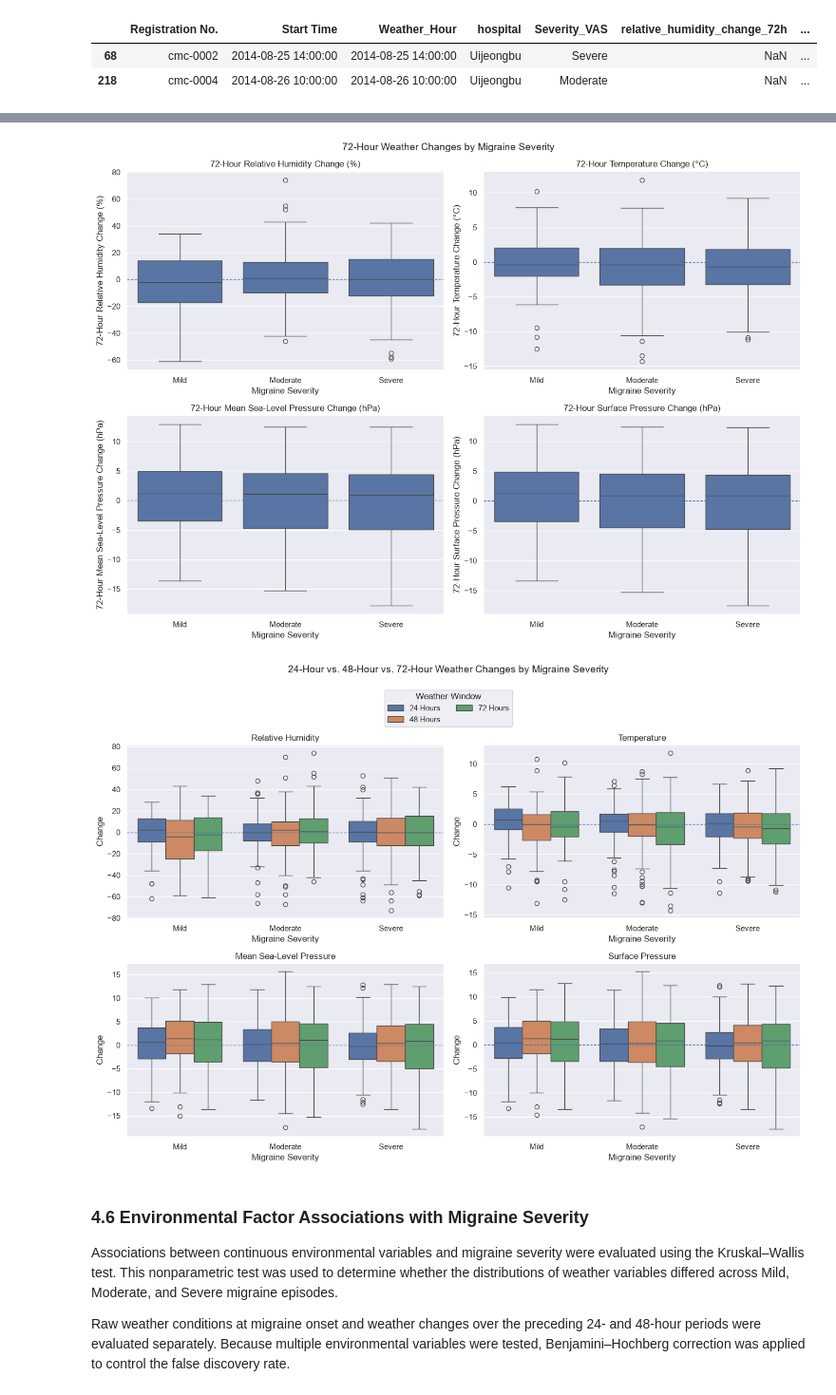
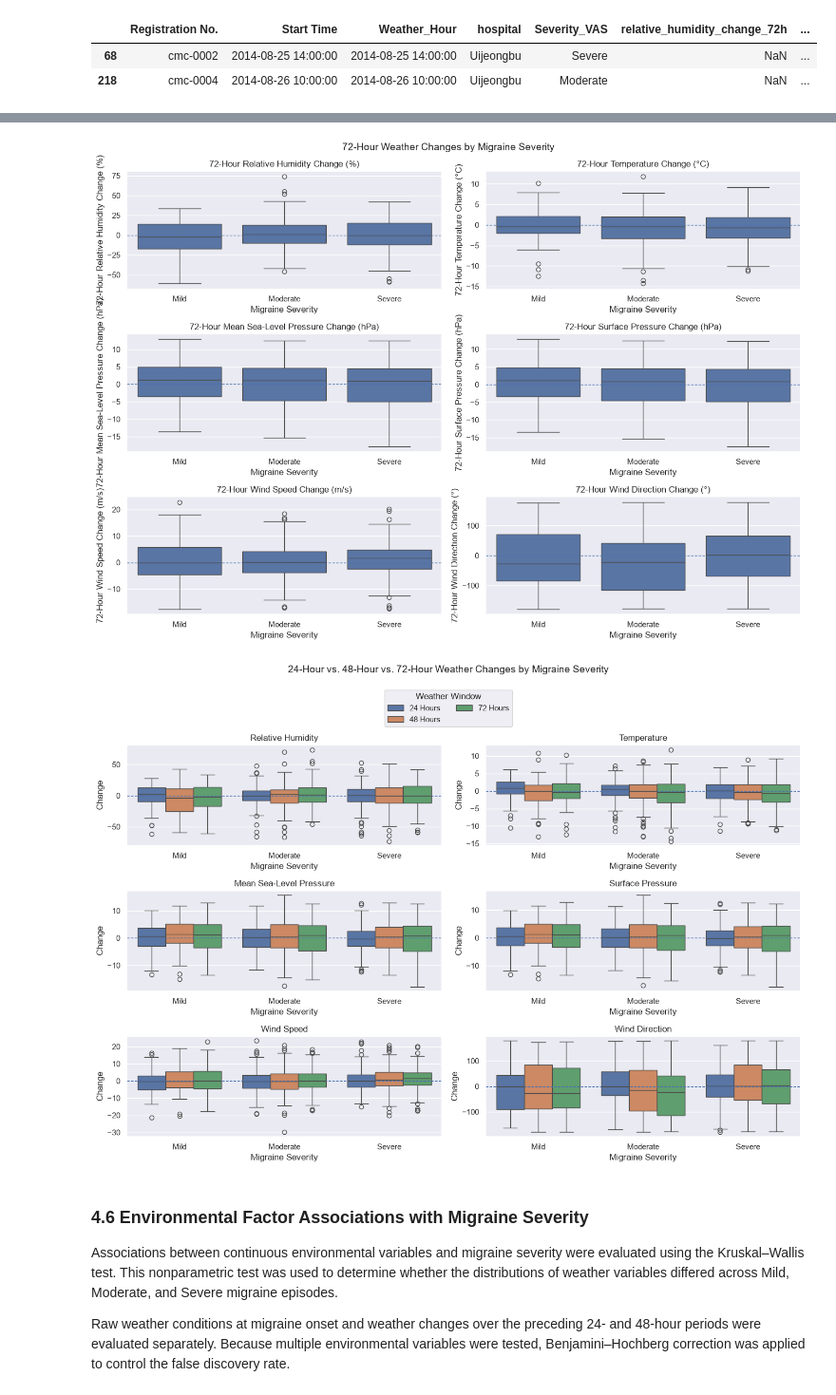
Before and after one commit to rebeccarickard/migraine-severity-prediction, a Jupyter notebook: Notebooks/03_Exploratory_Data_Analysis.ipynb, the cells around one changed output, grey strips where cells are left out. Shown at 95% size. Drawn from its saved outputs; the diff is of its cells as text; code cells hidden in the pictures.

```diff
--- a/Notebooks/03_Exploratory_Data_Analysis.ipynb
+++ b/Notebooks/03_Exploratory_Data_Analysis.ipynb
@@ -664,11 +681,13 @@ weather_labels = {
     "relative_humidity_2m": "Relative Humidity (%)",
     "pressure_msl": "Mean Sea-Level Pressure (hPa)",
     "surface_pressure": "Surface Pressure (hPa)",
+    "wind_speed_10m": "Wind Speed (m/s)",
+    "wind_direction_10m": "Wind Direction (°)",
 }
 
 # Plot distributions of raw weather variables
 fig, axes = plt.subplots(
-    nrows=2,
+    nrows=3,
     ncols=2,
     figsize=(14, 10)
 )
@@ -731,7 +750,7 @@ weather_by_severity
 # %%
 # Compare weather distributions across migraine severity
 fig, axes = plt.subplots(
-    nrows=2,
+    nrows=3,
     ncols=2,
     figsize=(14, 10)
 )
@@ -850,12 +883,14 @@ weather_change_24h_labels = {
     "temperature_change_24h": "24-Hour Temperature Change (°C)",
     "pressure_msl_change_24h": "24-Hour Mean Sea-Level Pressure Change (hPa)",
     "surface_pressure_change_24h": "24-Hour Surface Pressure Change (hPa)",
+    "wind_speed_10m_change_24h": "24-Hour Wind Speed Change (m/s)",
+    "wind_direction_10m_change_24h": "24-Hour Wind Direction Change (°)",
 }
 
 # Plot 24-hour weather changes by migraine severity
 fig, axes = plt.subplots(
-    nrows=2,
-    ncols=2,
+    nrows=3,
+    ncols=2,  # Adjusted for 6 features (3x2 grid)
     figsize=(14, 10)
 )
 
@@ -948,12 +985,14 @@ weather_change_48h_labels = {
     "temperature_change_48h": "48-Hour Temperature Change (°C)",
     "pressure_msl_change_48h": "48-Hour Mean Sea-Level Pressure Change (hPa)",
     "surface_pressure_change_48h": "48-Hour Surface Pressure Change (hPa)",
+    "wind_speed_10m_change_48h": "48-Hour Wind Speed Change (m/s)",
+    "wind_direction_10m_change_48h": "48-Hour Wind Direction Change (°)",
 }
 
 # Plot 48-hour weather changes by migraine severity
 fig, axes = plt.subplots(
-    nrows=2,
-    ncols=2,
+    nrows=3,
+    ncols=2,  # Adjusted for 6 features (3x2 grid)
     figsize=(14, 10)
 )
 
@@ -1044,46 +1085,48 @@ weather_change_72h_labels = {
     "temperature_change_72h": "72-Hour Temperature Change (°C)",
     "pressure_msl_change_72h": "72-Hour Mean Sea-Level Pressure Change (hPa)",
     "surface_pressure_change_72h": "72-Hour Surface Pressure Change (hPa)",
+    "wind_speed_10m_change_72h": "72-Hour Wind Speed Change (m/s)",
+    "wind_direction_10m_change_72h": "72-Hour Wind Direction Change (°)",
 }
 
 # Plot 72-hour weather changes by migraine severity
 fig, axes = plt.subplots(
-    nrows=2,
-    ncols=2,
+    nrows=3,
+    ncols=2,  # Adjusted for 6 features (3x2 grid)
     figsize=(14, 10)
 )
 
 axes = axes.flatten()
 
 for ax, feature in zip(axes, WEATHER_CHANGE_72H_FEATURES):
     sns.boxplot(
         data=weather_model_df,
         x=TARGET,
         y=feature,
         order=SEVERITY_ORDER,
         ax=ax
     )
 
     # Reference line representing no change
     ax.axhline(
         0,
         linestyle="--",
         linewidth=1
     )
 
     ax.set_title(weather_change_72h_labels[feature])
     ax.set_xlabel("Migraine Severity")
     ax.set_ylabel(weather_change_72h_labels[feature])
 
 plt.suptitle(
     "72-Hour Weather Changes by Migraine Severity",
     fontsize=14
 )
 
 plt.tight_layout()
 plt.show()
 # %% [output]
-[figure, old version]
+[figure, new version]
 # %%
 # Pair 24, 48, 72-hour weather-change features
 weather_change_pairs = {
@@ -1107,11 +1150,21 @@ weather_change_pairs = {
         "surface_pressure_change_48h",
         "surface_pressure_change_72h",
     ),
+    "Wind Speed": (
+        "wind_speed_10m_change_24h",
+        "wind_speed_10m_change_48h",
+        "wind_speed_10m_change_72h",
+    ),
+    "Wind Direction": (
+        "wind_direction_10m_change_24h",
+        "wind_direction_10m_change_48h",
+        "wind_direction_10m_change_72h",
+    ),
 }
 
 fig, axes = plt.subplots(
-    nrows=2,
-    ncols=2,
+    nrows=3,
+    ncols=2,  # Adjusted for 6 features (3x2 grid)
     figsize=(14, 10)
 )
 
@@ -1181,7 +1234,7 @@ plt.suptitle(
 plt.tight_layout(rect=[0, 0, 1, 0.90])
 plt.show()
 # %% [output]
-[figure, old version]
+[figure, new version]
 # %% [markdown]
 ### 4.6 Environmental Factor Associations with Migraine Severity
 
```
Also changed, not shown: parts of 28 cells of this notebook, 5 other files.
